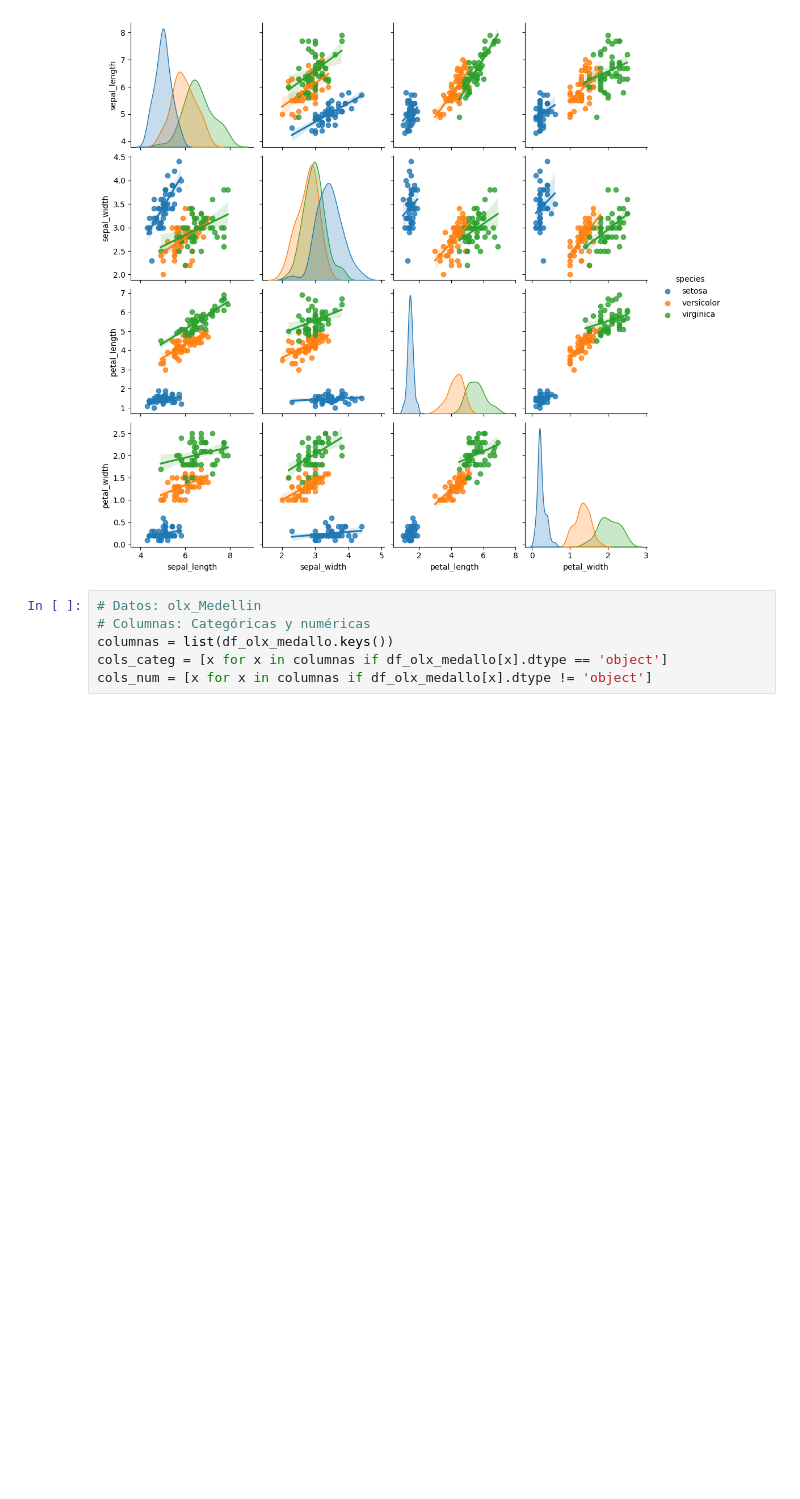
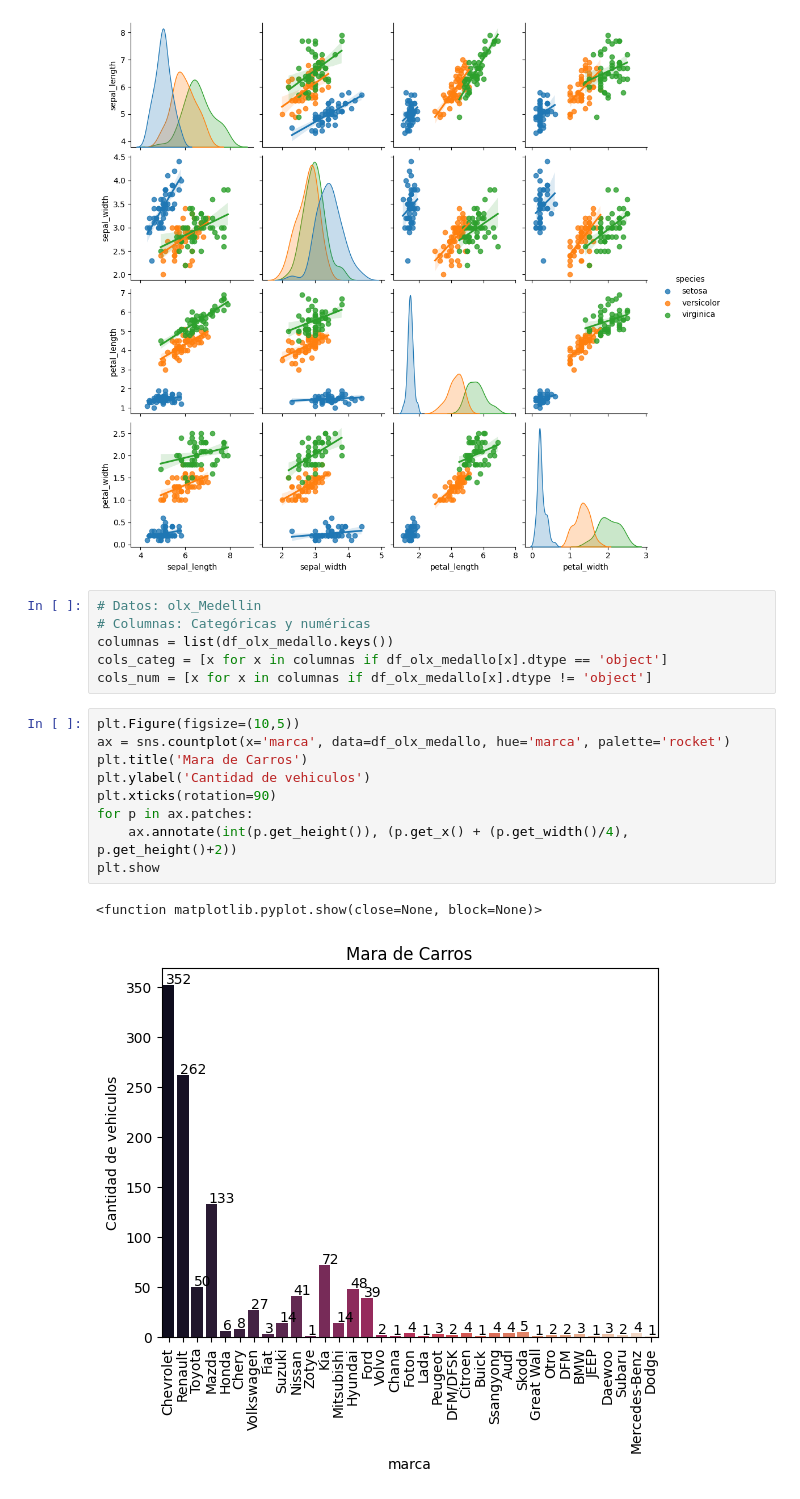
Before and after one commit to ElfenCamii/bootcamp_analisis_de_Datos, a Jupyter notebook: unidad_5/02_graficas_pandas.ipynb, the cells around one changed output. Cells and saved outputs as stored; diff of their text form; blank space fills up the shorter version.

```diff
--- a/unidad_5/02_graficas_pandas.ipynb
+++ b/unidad_5/02_graficas_pandas.ipynb
@@ -67,3 +67,15 @@ plt.show()
 columnas = list(df_olx_medallo.keys())
 cols_categ = [x for x in columnas if df_olx_medallo[x].dtype == 'object']
 cols_num = [x for x in columnas if df_olx_medallo[x].dtype != 'object']
+# %%
+plt.Figure(figsize=(10,5))
+ax = sns.countplot(x='marca', data=df_olx_medallo, hue='marca', palette='rocket')
+plt.title('Mara de Carros')
+plt.ylabel('Cantidad de vehiculos')
+plt.xticks(rotation=90)
+for p in ax.patches:
+    ax.annotate(int(p.get_height()), (p.get_x() + (p.get_width()/4), p.get_height()+2))
+plt.show
+# %% [output]
+<function matplotlib.pyplot.show(close=None, block=None)>
+[figure, added]
```
Also changed, not shown: parts of 9 cells of this notebook, 5 other files.
